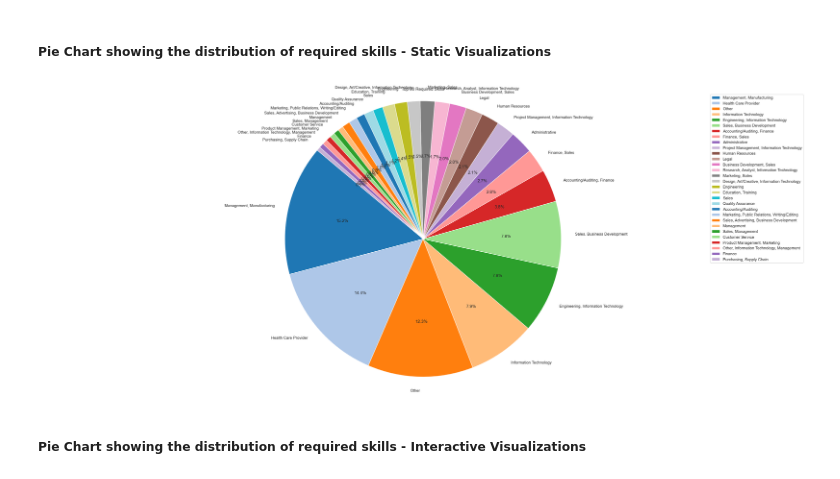
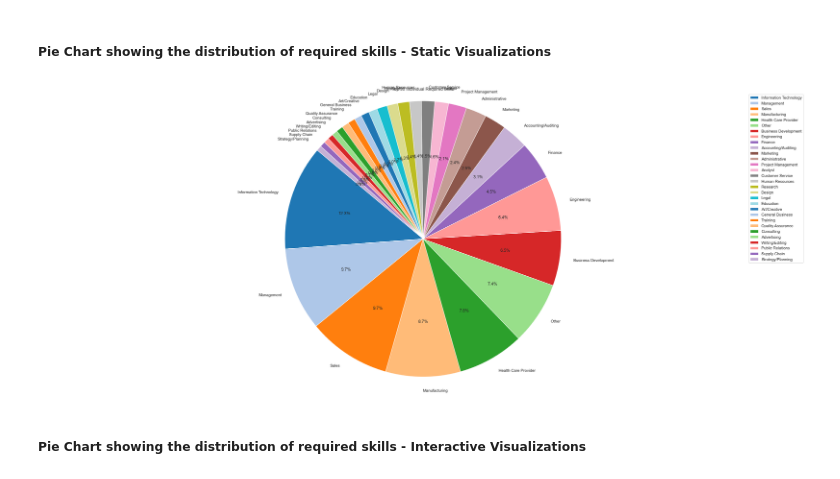
Before and after one commit to FlorianHalimi/LinkedIn-Job-Analysis-Data-Preprocessing-Visualization, a Jupyter notebook: data_preprocessing.ipynb, the cells around one changed output. Saved outputs shown, nothing was run; the diff lists cells and outputs as text; code cells hidden in the pictures.

Commit message:
Update data_preprocessing.ipynb
Co-Authored-By: Blina Smailaj <74669741+blinasmailaj@users.noreply.github.com>

```diff
--- a/data_preprocessing.ipynb
+++ b/data_preprocessing.ipynb
@@ -1154,3 +1223,13 @@ fig.update_layout(xaxis={'categoryorder':'total descending'}, xaxis_title='Locat
 
 # Show the chart
 fig.show()
+# %%
+# Extracting top 10 most frequent skills
+split_skills = cleaned_data['required_skill'].str.split(', ').explode()
+
+# Create a new DataFrame with 'split_skills' and reset its index
+skills_df = pd.DataFrame({'skills': split_skills}).reset_index(drop=True)
+
+# Concatenate the original DataFrame with the new 'skills_df'
+cleaned_data.reset_index(drop=True, inplace=True)  # Reset index to avoid duplicate labels
+cleaned_data = pd.concat([cleaned_data, skills_df], axis=1)
@@ -1157,20 +1247,24 @@ fig.show()
 # %% [markdown]
 ##### Pie Chart showing the distribution of required skills - Static Visualizations
 # %%
-# Count of required skills
-required_skills_count = cleaned_data['required_skill'].value_counts().head(30)
 
-# Plotting the pie chart
+
+# Counting the occurrences of each skill
+individual_skills_count = cleaned_data['skills'].value_counts().head(30)
+
+# Plotting the pie chart for individual skills
+import matplotlib.pyplot as plt
+
 plt.figure(figsize=(30, 12))
-required_skills_count.plot(kind='pie', autopct='%1.1f%%', startangle=140, colors=plt.cm.tab20.colors)
-plt.title('Top 30 Required Skills')
+individual_skills_count.plot(kind='pie', autopct='%1.1f%%', startangle=140, colors=plt.cm.tab20.colors)
+plt.title('Top 30 Individual Required Skills')
 plt.ylabel('')
-plt.axis('equal')  # Equal aspect ratio ensures that pie is drawn as a circle
-plt.legend(required_skills_count.index, loc='best')
+plt.axis('equal')
+plt.legend(individual_skills_count.index, loc='best')
 plt.tight_layout()
 plt.show()
 # %% [output]
-[figure, old version]
+[figure, new version]
 # %% [markdown]
 ##### Pie Chart showing the distribution of required skills - Interactive Visualizations
 # %%
```
Also changed, not shown: parts of 19 cells of this notebook.
